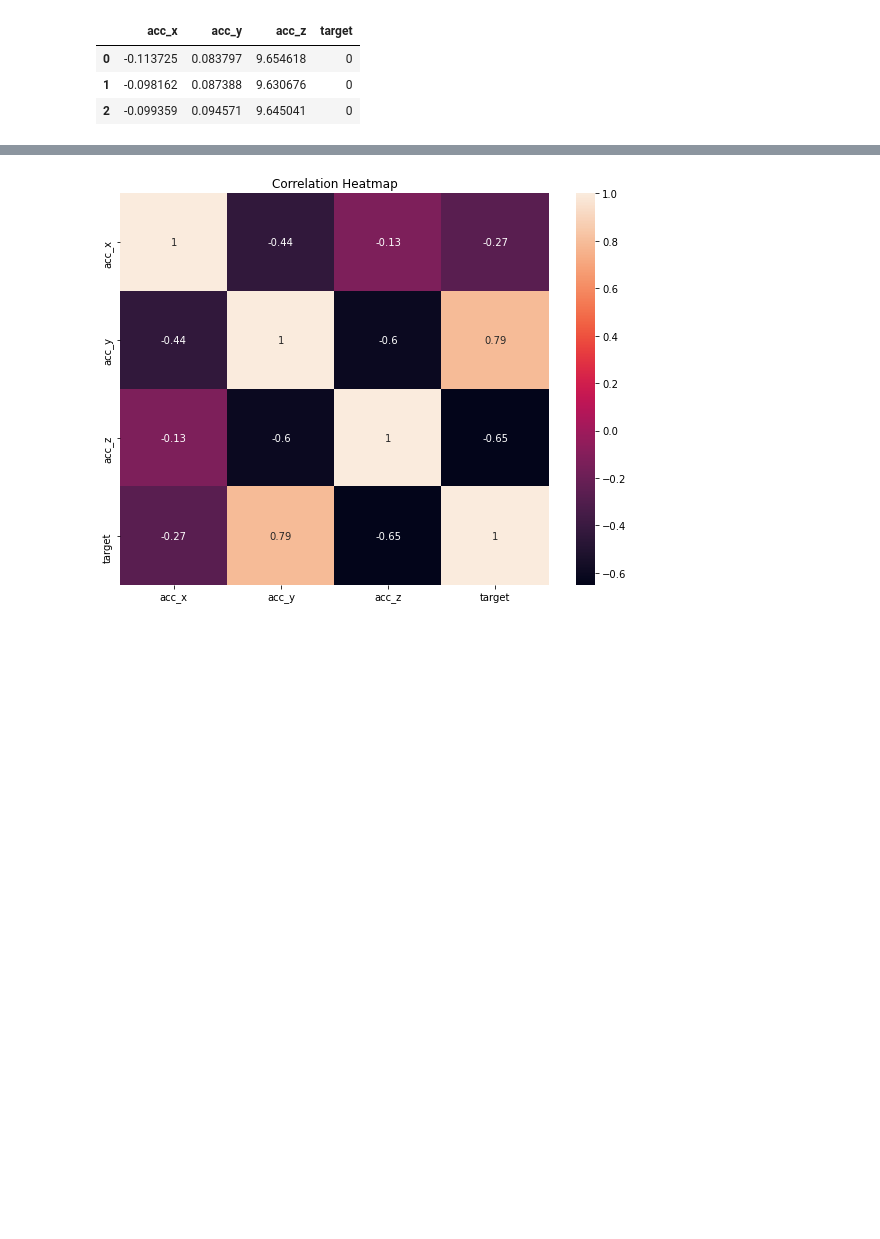
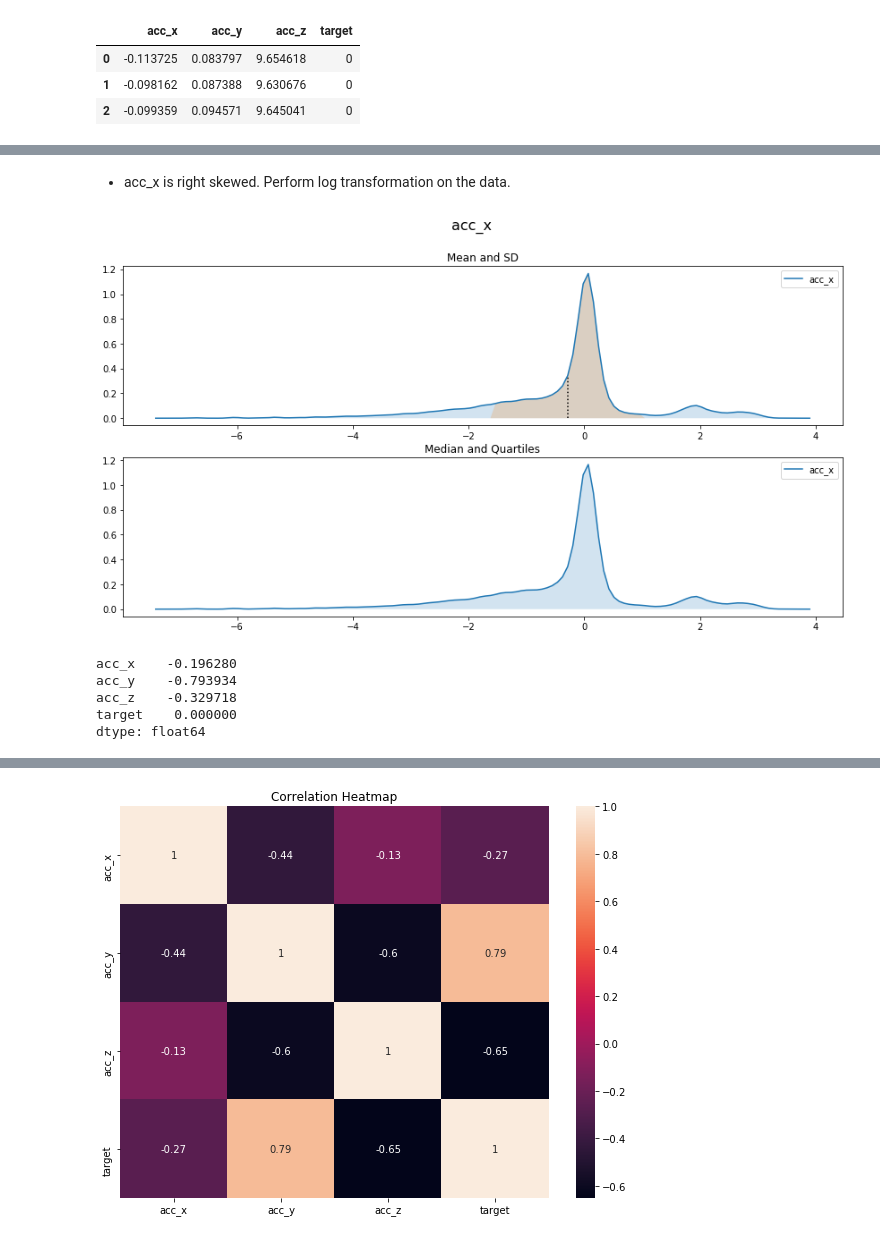
Before and after one commit to Kpeng511/Road-User-Classification, a Jupyter notebook: analysis.ipynb, the cells around one changed output, grey strips where cells are left out. Drawn from its saved outputs; the diff is of its cells as text; code cells hidden in the pictures; blank space fills up the shorter version.

```diff
--- a/analysis.ipynb
+++ b/analysis.ipynb
@@ -140,0 +155,15 @@ df_scaled = minmax_scaling(df, columns = df.columns)
+# %% [markdown]
+- acc_x is right skewed. Perform log transformation on the data.
+# %%
+df['acc_x'] = np.log(original_df['acc_x'])
+dist_box(df['acc_x'], 'acc_x')
+# %% [output]
+[figure, added]
+# %%
+df.skew(axis = 0)
+# %% [output]
+acc_x    -0.196280
+acc_y    -0.793934
+acc_z    -0.329718
+target    0.000000
+dtype: float64
```
Also changed, not shown: parts of 24 cells of this notebook.
